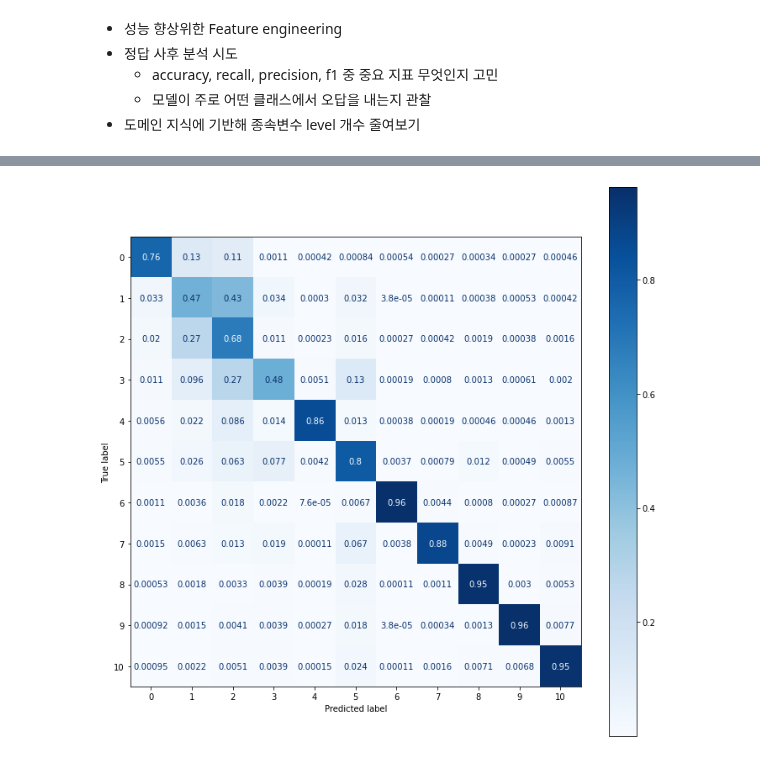
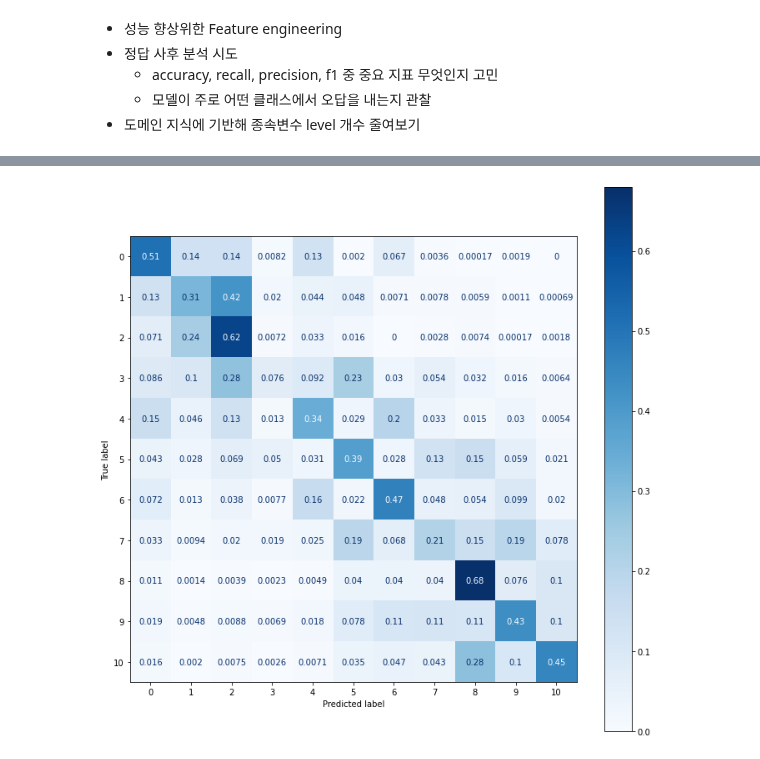
Before and after one commit to young-hun-jo/DataAnalysis, a Jupyter notebook: healthcare_los/prediction_modeling2.ipynb, the cells around one changed output, grey strips where cells are left out. Saved outputs shown, nothing was run; the diff lists cells and outputs as text; code cells hidden in the pictures.

```diff
--- a/healthcare_los/prediction_modeling2.ipynb
+++ b/healthcare_los/prediction_modeling2.ipynb
@@ -199,6 +202,9 @@ label_df = pd.read_csv('label_df.csv', index_col=[0])
 label_smote_df = pd.read_csv('label_smote_df.csv', index_col=[0])
 #ohe_df = pd.read_csv('ohe_df.csv', index_col=[0])
 #ohe_smote_df = pd.read_csv('ohe_smote_df.csv')
+# %%
+import re
+label_smote_df = label_smote_df.rename(columns= lambda x : re.sub('[^A-Za-z0-9]+', '', x))
 # %% [markdown]
 - 두 개의 dataframe으로 개별적으로 저장한 이유: SMOTE하는 시간이 약 10분걸리므로 시간 단축하기 위해 개별 csv파일 2개로 저장 후 로드함
 # %% [markdown]
@@ -209,8 +215,8 @@ label_smote_df = pd.read_csv('label_smote_df.csv', index_col=[0])
 # %%
 from sklearn.model_selection import train_test_split
 
-feature = label_df.iloc[:,:-1]
-target = label_df.iloc[:, -1]
+feature = label_smote_df.iloc[:,:-1]
+target = label_smote_df.iloc[:, -1]
 
 X_train, X_val_test, y_train, y_val_test = train_test_split(feature, target, test_size=0.4, random_state=42)
 
@@ -247,7 +267,8 @@ X_train, X_test, y_train, y_test = train_test_split(feature, target, test_size=0
 
 rf_clf = RandomForestClassifier(n_estimators=200,
                                criterion='entropy',
-                               min_samples_split=10)
+                               min_samples_split=10,
+                               class_weight=class_weight)
 rf_clf.fit(X_train, y_train)
 y_pred = rf_clf.predict(X_test)
 acc = accuracy_score(y_test, y_pred)
@@ -256,0 +280,12 @@ print(f"테스트 데이터에 대한 정확도: {acc: .4f}")
+# %%
+from sklearn.ensemble import RandomForestClassifier
+from sklearn.model_selection import train_test_split
+from sklearn.metrics import accuracy_score
+
+rf_clf = RandomForestClassifier(n_estimators=200,
+                               criterion='entropy',
+                               min_samples_split=10)
+rf_clf.fit(X_train, y_train)
+y_pred = rf_clf.predict(X_val)
+acc = accuracy_score(y_val, y_pred)
+print(f"테스트 데이터에 대한 정확도: {acc: .4f}")
@@ -279,22 +304,23 @@ from lightgbm import LGBMClassifier
 from sklearn.model_selection import train_test_split
 from sklearn.metrics import plot_confusion_matrix
 import matplotlib.pyplot as plt
+from datetime import datetime
 
-feature = label_df.iloc[:, :-1]
-target = label_df.iloc[:, -1]
+start = datetime.now()
+print("시작시간:", start)
 
-X_train, X_test, y_train, y_test = train_test_split(feature,
-                                                   target,
-                                                   test_size=0.3,
-                                                   random_state=12)
 lgbm = LGBMClassifier(objective='multiclass',
-                      n_estimators=400, learning_rate=0.1,
+                      n_estimators=400, learning_rate=0.01,
                      random_state=42)
 lgbm.fit(X_train, y_train)
-y_pred = lgbm.predict(X_test)
+end = datetime.now()
+print("종료시간:", end)
+print("러닝타임:", end-start)
+
+y_pred = lgbm.predict(X_val)
 labels = [a for a in range(0,11)]
 
-acc, pre, rec, f1 = get_eval(y_test, y_pred, labels)
+acc, pre, rec, f1 = get_eval(y_val, y_pred, labels)
 
 
 print(f"# 테스트 데이터에 대한 정확도: {acc: .4f}")
@@ -302,7 +328,7 @@ scores_df = pd.DataFrame(data={'Precision':pre,
                                'Recall':rec,
                                'F1-score':f1}, index=labels)
 fig, ax = plt.subplots(figsize=(12,12))
-plot_confusion_matrix(lgbm, X_test, y_test, normalize='true',
+plot_confusion_matrix(lgbm, X_val, y_val, normalize='true',
                      cmap=plt.cm.Blues, ax=ax)
 plt.show()
 # %% [output]
@@ -310 +339 @@ plt.show()
-[figure, old version]
+[figure, new version]
```
Also changed, not shown: parts of 38 cells of this notebook, 1 other file.
